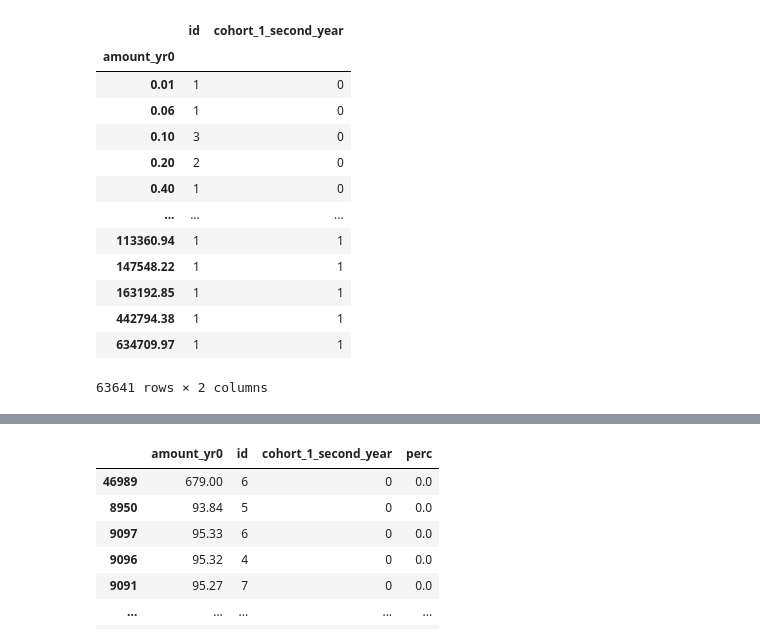
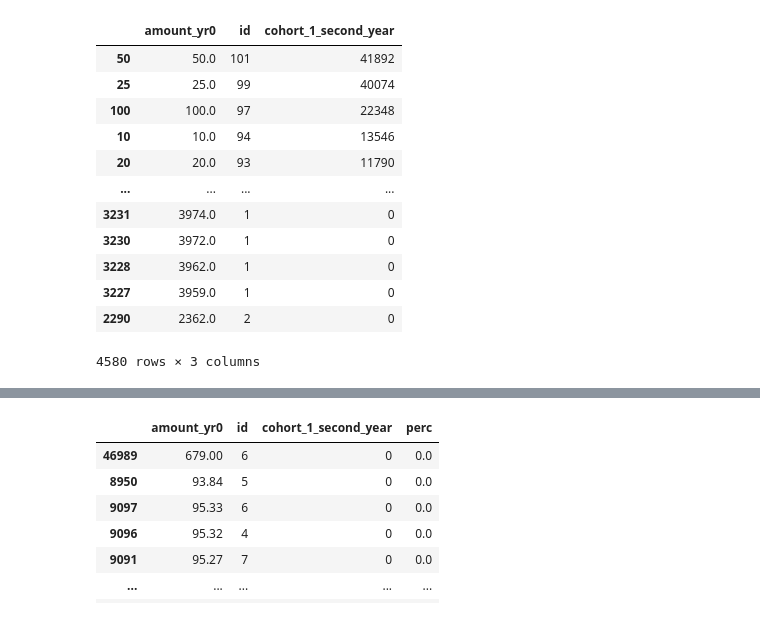
Before and after one commit to erinmarieanderson/donations_part_II, a Jupyter notebook: notebooks/19_amount_frequencies.ipynb, the cells around one changed output, grey strips where cells are left out. Drawn from its saved outputs; the diff is of its cells as text; code cells hidden in the pictures.

Commit message:
continue analysis by frequencies of amount

```diff
--- a/notebooks/19_amount_frequencies.ipynb
+++ b/notebooks/19_amount_frequencies.ipynb
@@ -16,3 +16,10 @@ sns.set_style("white")
 %matplotlib inline
 # %%
 donations=pd.read_pickle('donations_cohort_with_cycle.pkl')
+# %%
+#determine frequency of yr0 donation amounts for y1 donors
+#groupby y0 amount, count frequency of amounts and sum occurences where donors return yr1 (sort by this)
+donations1=donations.groupby('amount_yr0').agg({'id':'count', 'cohort_1_second_year':'sum'}).reset_index().sort_values('cohort_1_second_year', ascending=False)
+# %%
+#add percentage column
+donations1['perc']=donations1['cohort_1_second_year']/donations1['id']*100
@@ -19,17 +59,20 @@ donations=pd.read_pickle('donations_cohort_with_cycle.pkl')
+# %%
+donations2=donations1.copy()
+# %%
+donations2['amount_yr0']=donations2['amount_yr0'].round()
 # %%
-donations.groupby('amount_yr0').agg({'id':'count', 'cohort_1_second_year':'sum'}).sort_index()
+donations2.groupby('amount_yr0').agg({'id':'count', 'cohort_1_second_year':'sum'}).reset_index().sort_values('cohort_1_second_year', ascending=False)
 # %% [output]
-|  | id | cohort_1_second_year |
-| amount_yr0 |  |  |
-| 0.01 | 1 | 0 |
-| 0.06 | 1 | 0 |
-| 0.10 | 3 | 0 |
-| 0.20 | 2 | 0 |
-| 0.40 | 1 | 0 |
-| ... | ... | ... |
-| 113360.94 | 1 | 1 |
-| 147548.22 | 1 | 1 |
-| 163192.85 | 1 | 1 |
-| 442794.38 | 1 | 1 |
-| 634709.97 | 1 | 1 |
+|  | amount_yr0 | id | cohort_1_second_year |
+| 50 | 50.0 | 101 | 41892 |
+| 25 | 25.0 | 99 | 40074 |
+| 100 | 100.0 | 97 | 22348 |
+| 10 | 10.0 | 94 | 13546 |
+| 20 | 20.0 | 93 | 11790 |
+| ... | ... | ... | ... |
+| 3231 | 3974.0 | 1 | 0 |
+| 3230 | 3972.0 | 1 | 0 |
+| 3228 | 3962.0 | 1 | 0 |
+| 3227 | 3959.0 | 1 | 0 |
+| 2290 | 2362.0 | 2 | 0 |
-63641 rows × 2 columns
+4580 rows × 3 columns
```
Also changed, not shown: parts of 9 cells of this notebook.
